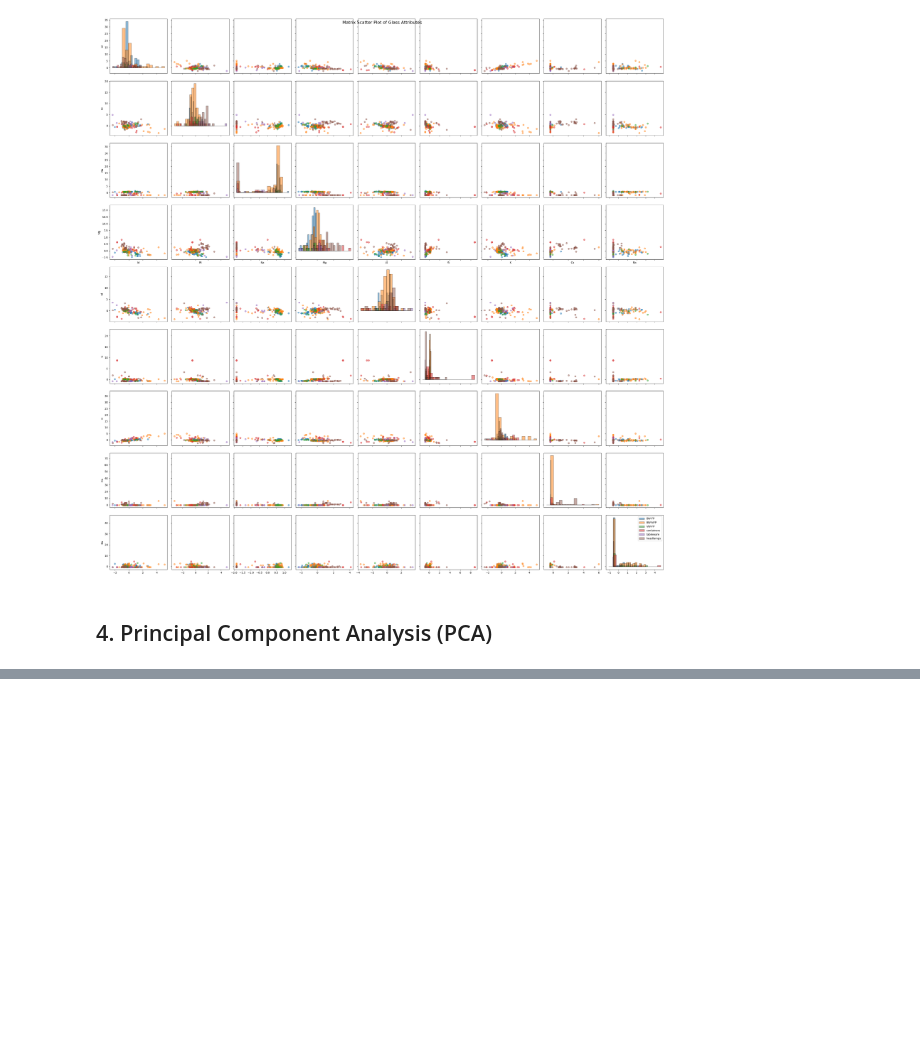
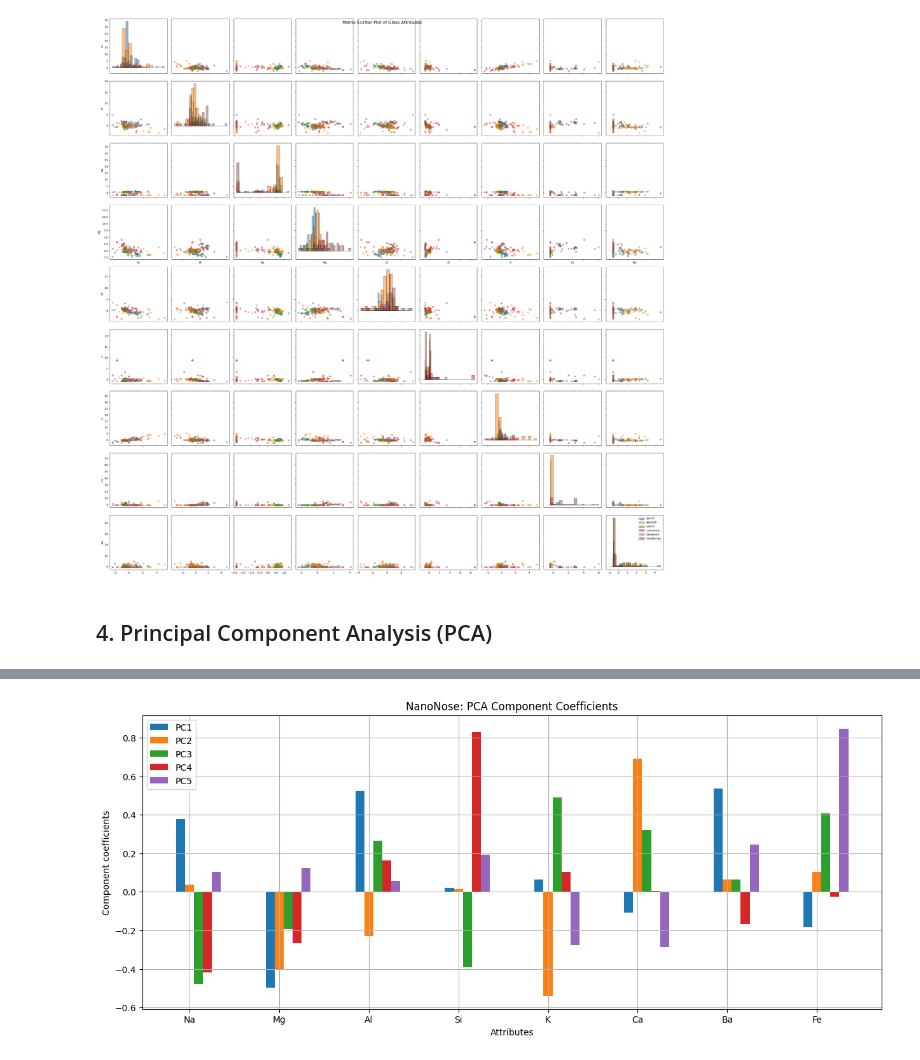
Before and after one commit to schependom/DTU_machine-learning-projects, a Jupyter notebook: Project 1/src/main.ipynb, the cells around one changed output, grey strips where cells are left out. Saved outputs shown, nothing was run; the diff lists cells and outputs as text; code cells hidden in the pictures; blank space fills up the shorter version.

```diff
--- a/Project 1/src/main.ipynb
+++ b/Project 1/src/main.ipynb
@@ -315,0 +406,11 @@ plt.show()
+# %%
+# Project X to the subspace
+B = pca.transform(Xes) # B = (Xs @ V).to_numpy()
+
+# Withheld number of components
+M = 5
+
+# Print the rotations
+print("Rotations (Principal Axes):")
+for i in range(M):
+    print(f"PC {i+1}: {V[:, i]}")
@@ -315,0 +429,16 @@ plt.show()
+# %%
+bw = 0.1 # bar width
+r = np.arange(1, Xes.shape[1] + 1) # the x locations for the groups
+
+fig = plt.figure(figsize=(15, 6))
+plt.title("NanoNose: PCA Component Coefficients")
+for i, pc in enumerate(V[:, :M].T):
+    plt.bar(r + i * bw, pc, width=bw, label=f"PC{i+1}")
+plt.xticks(r + bw, Xes.columns)
+plt.xlabel("Attributes")
+plt.ylabel("Component coefficients")
+plt.legend()
+plt.grid()
+plt.show()
+# %% [output]
+[figure, added]
```
Also changed, not shown: parts of 19 cells of this notebook, 7 other files.
